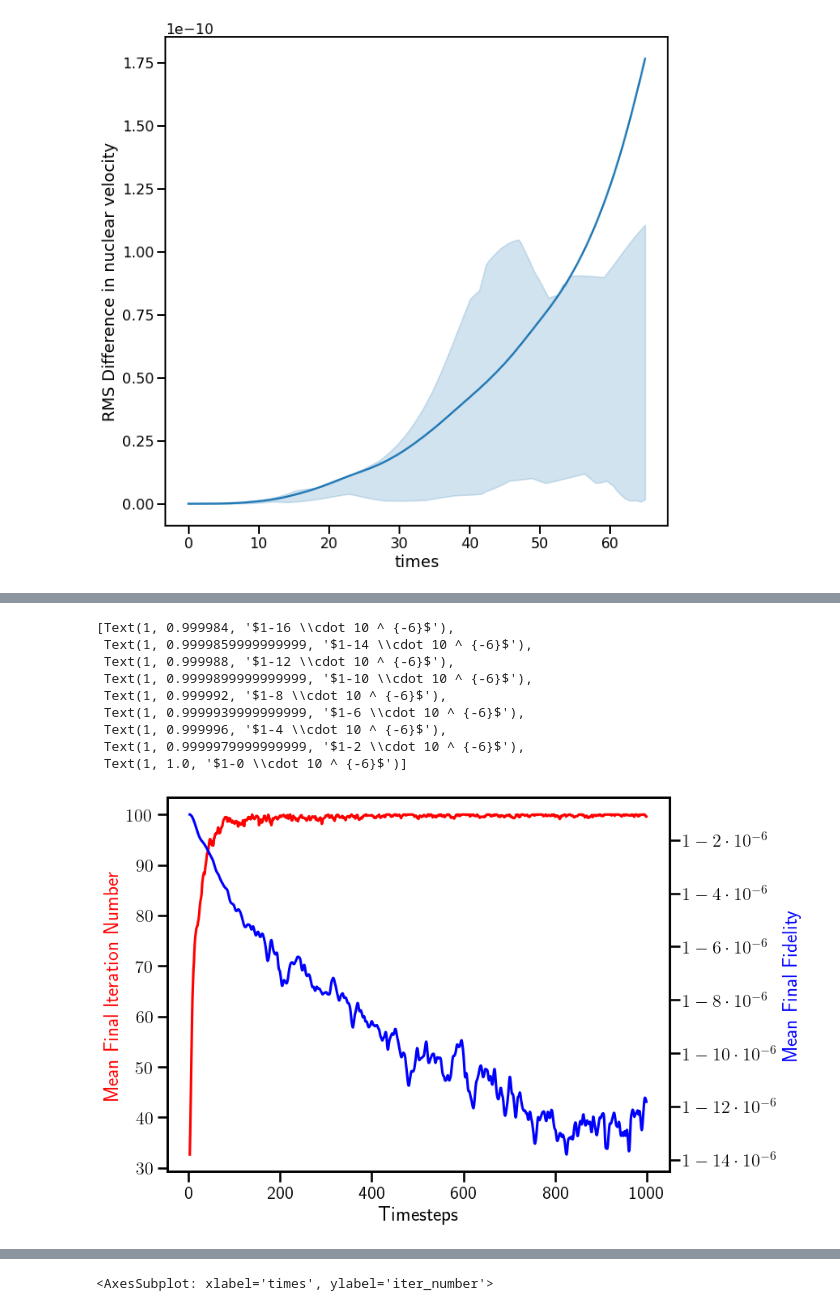
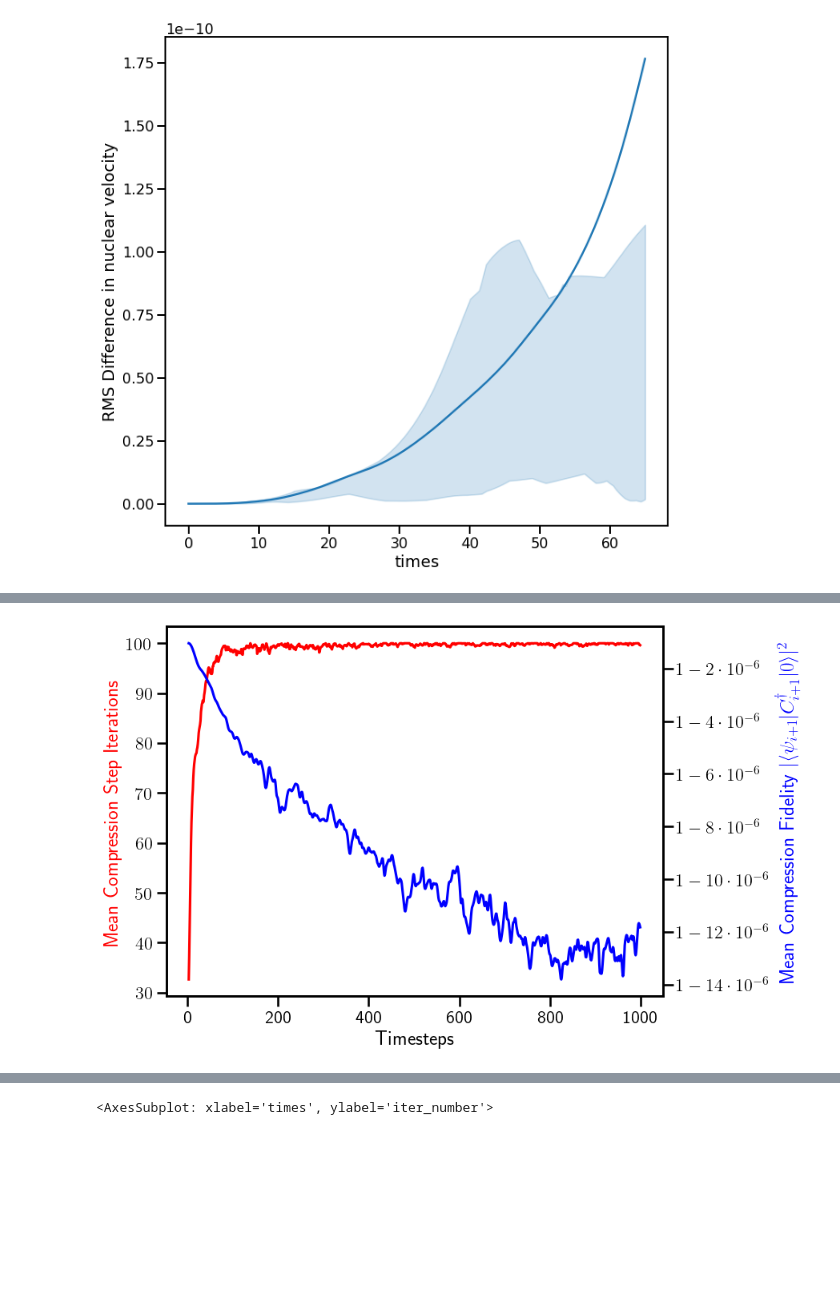
Before and after one commit to danielbultrini/TDVQP_SM, a Jupyter notebook: param_unparam.ipynb, the cells around one changed output, grey strips where cells are left out. Cells and saved outputs as stored; diff of their text form; code cells hidden in the pictures; blank space fills up the shorter version.

Commit message:
plots

```diff
--- a/param_unparam.ipynb
+++ b/param_unparam.ipynb
@@ -69,11 +69,23 @@ df2['shots'] = '$10^2$'
 df3['shots'] = '$10^3$'
 df4['shots'] = '$10^4$'
 df5['shots'] = '$10^5$'
+df1['shotsn'] =  10**6
+df2['shotsn'] =  10**2
+df3['shotsn'] =  10**3
+df4['shotsn'] =  10**4
+df5['shotsn'] =  10**5
+
 df_coef1['shots'] =  '$\infty$'
 df_coef2['shots'] =  '$10^2$'
 df_coef3['shots'] =  '$10^3$'
 df_coef4['shots'] =  '$10^4$'
 df_coef5['shots'] =  '$10^5$'
+df_coef1['shotsn'] =  10**6
+df_coef2['shotsn'] =  10**2
+df_coef3['shotsn'] =  10**3
+df_coef4['shotsn'] =  10**4
+df_coef5['shotsn'] =  10**5
+
 df1['parameterized'] ='yes'
 df2['parameterized'] ='yes'
 df3['parameterized'] ='yes'
@@ -101,11 +113,23 @@ udf2['shots'] =  '$10^2$'
 udf3['shots'] =  '$10^3$'
 udf4['shots'] =  '$10^4$'
 udf5['shots'] =  '$10^5$'
+udf1['shotsn'] =  10**6
+udf2['shotsn'] =  10**2
+udf3['shotsn'] =  10**3
+udf4['shotsn'] =  10**4
+udf5['shotsn'] =  10**5
+
 udf_coef1['shots'] =  '$\infty$'
 udf_coef2['shots'] =  '$10^2$'
 udf_coef3['shots'] =  '$10^3$'
 udf_coef4['shots'] =  '$10^4$'
 udf_coef5['shots'] =  '$10^5$'
+udf_coef1['shotsn'] =  10**6
+udf_coef2['shotsn'] =  10**2
+udf_coef3['shotsn'] =  10**3
+udf_coef4['shotsn'] =  10**4
+udf_coef5['shotsn'] =  10**5
+
 udf1['parameterized'] = 'no'
 udf2['parameterized'] = 'no'
 udf3['parameterized'] = 'no'
@@ -132,6 +156,12 @@ mdf2['shots'] =  '$10^2$'
 mdf3['shots'] =  '$10^3$'
 mdf4['shots'] =  '$10^4$'
 mdf5['shots'] =  '$10^5$'
+mdf1['shotsn'] =  10**6
+mdf2['shotsn'] =  10**2
+mdf3['shotsn'] =  10**3
+mdf4['shotsn'] =  10**4
+mdf5['shotsn'] =  10**5
+
 mdf1['parameterized'] ='no'
 mdf2['parameterized'] ='no'
 mdf3['parameterized'] ='no'
@@ -142,6 +172,11 @@ mdf_coef2['shots'] =  '$10^2$'
 mdf_coef3['shots'] =  '$10^3$'
 mdf_coef4['shots'] =  '$10^4$'
 mdf_coef5['shots'] =  '$10^5$'
+mdf_coef1['shotsn'] =  10**6
+mdf_coef2['shotsn'] =  10**2
+mdf_coef3['shotsn'] =  10**3
+mdf_coef4['shotsn'] =  10**4
+mdf_coef5['shotsn'] =  10**5
 mdf_coef1['parameterized'] ='no'
 mdf_coef2['parameterized'] ='no'
 mdf_coef3['parameterized'] ='no'
@@ -437,30 +498,22 @@ Index(['fidelity_to_ideal', 'fidelity_to_exact', 'ideal_forces_el',
 # %%
 fig, ax = plt.subplots(figsize=((8, 6)))
 
-sns.lineplot(data=dfs.query('shots==0 &times>1'),x='times',y='iter_number',ci=None,ax=ax,estimator='mean',color='r')
+sns.lineplot(data=dfs.query('shots=="$\infty$" &times>1'),x='times',y='iter_number',ci=None,ax=ax,estimator='mean',color='r')
 ax2 = ax.twinx()
-sns.lineplot(data=dfs.query('shots==0 &times>1'),x='times',y='final_F',ci=None,ax=ax2,estimator='mean',color='b')
+sns.lineplot(data=dfs.query('shots=="$\infty$" &times>1'),x='times',y='final_F',ci=None,ax=ax2,estimator='mean',color='b')
 ax.set_xlabel('Timesteps')
 xticks = ax.get_xticks()
 xticklabels = [f"{2*y:.{0}f}" for y in xticks]
 ax.set_xticklabels(xticklabels)
-ax.set_ylabel('Mean Final Iteration Number', color='r')
-ax2.set_ylabel('Mean Final Fidelity', color='b')
+ax.set_ylabel('Mean Compression Step Iterations', color='r')
+ax2.set_ylabel(r'Mean Compression Fidelity $|\langle{\psi_{i+1}}|C^\dagger_{i+1}|{0}\rangle|^2$', color='b')
 yticks = ax2.get_yticks()
 yticks = (1-np.array(yticks))*10**6
 yticklabels = [f"$1-{y:.{0}f} \cdot 10 ^ {{-6}}$" for y in yticks]
 ax2.set_yticklabels(yticklabels)
+plt.savefig('additional_plots/iteration_fidelity.pdf')
 # %% [output]
-[Text(1, 0.999984, '$1-16 \\cdot 10 ^ {-6}$'),
- Text(1, 0.9999859999999999, '$1-14 \\cdot 10 ^ {-6}$'),
- Text(1, 0.999988, '$1-12 \\cdot 10 ^ {-6}$'),
- Text(1, 0.9999899999999999, '$1-10 \\cdot 10 ^ {-6}$'),
- Text(1, 0.999992, '$1-8 \\cdot 10 ^ {-6}$'),
- Text(1, 0.9999939999999999, '$1-6 \\cdot 10 ^ {-6}$'),
- Text(1, 0.999996, '$1-4 \\cdot 10 ^ {-6}$'),
- Text(1, 0.9999979999999999, '$1-2 \\cdot 10 ^ {-6}$'),
- Text(1, 1.0, '$1-0 \\cdot 10 ^ {-6}$')]
-[figure, old version]
+[figure, new version]
 # %%
 fig, ax = plt.subplots(figsize=((8, 6)))
 
```
Also changed, not shown: parts of 2 cells of this notebook, 2 other files.
